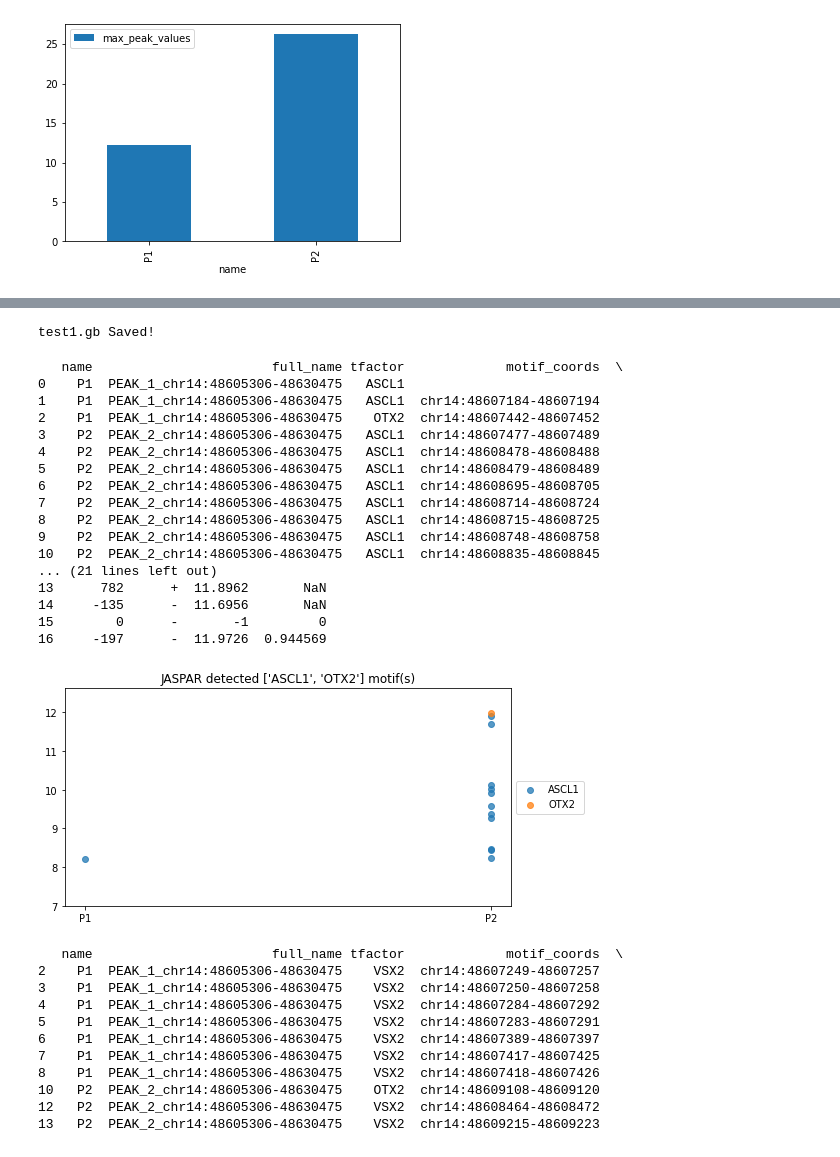
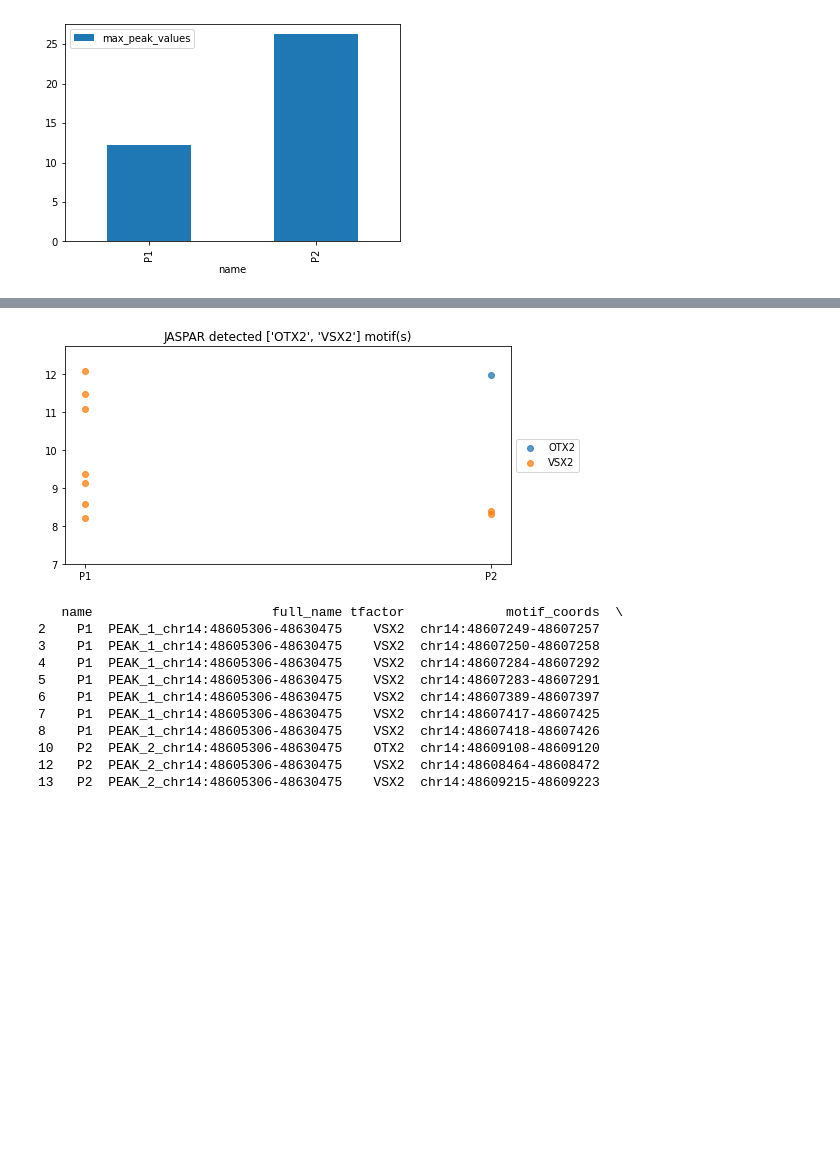
Before and after one commit to MLKaufman/py-enhancer-scanner, a Jupyter notebook: ExampleEnhancerScanNotebook.ipynb, the cells around one changed output, grey strips where cells are left out. Drawn from its saved outputs; the diff is of its cells as text; code cells hidden in the pictures; blank space fills up the shorter version.

```diff
--- a/ExampleEnhancerScanNotebook.ipynb
+++ b/ExampleEnhancerScanNotebook.ipynb
@@ -71,28 +67,7 @@ scanner.plot_detected_mean_peak_values()
-# %%
-scanner.save_genbank('test1')
-# %% [output]
-test1.gb Saved!
 # %%
-scanner.motif_scanner('ASCL1+OTX2')
+scanner.motif_scanner('OTX2+VSX2')
 # %% [output]
-   name                       full_name tfactor             motif_coords  \
-0    P1  PEAK_1_chr14:48605306-48630475   ASCL1
-1    P1  PEAK_1_chr14:48605306-48630475   ASCL1  chr14:48607184-48607194
-2    P1  PEAK_1_chr14:48605306-48630475    OTX2  chr14:48607442-48607452
-3    P2  PEAK_2_chr14:48605306-48630475   ASCL1  chr14:48607477-48607489
-4    P2  PEAK_2_chr14:48605306-48630475   ASCL1  chr14:48608478-48608488
-5    P2  PEAK_2_chr14:48605306-48630475   ASCL1  chr14:48608479-48608489
-6    P2  PEAK_2_chr14:48605306-48630475   ASCL1  chr14:48608695-48608705
-7    P2  PEAK_2_chr14:48605306-48630475   ASCL1  chr14:48608714-48608724
-8    P2  PEAK_2_chr14:48605306-48630475   ASCL1  chr14:48608715-48608725
-9    P2  PEAK_2_chr14:48605306-48630475   ASCL1  chr14:48608748-48608758
-10   P2  PEAK_2_chr14:48605306-48630475   ASCL1  chr14:48608835-48608845
-... (21 lines left out)
-13      782      +  11.8962       NaN
-14     -135      -  11.6956       NaN
-15        0      -       -1         0
-16     -197      -  11.9726  0.944569
-[figure, old version]
+[figure, new version]
 # %%
 scanner.motif_scanner('OTX2+VSX2', plot=False)
 # %% [output]
```
Also changed, not shown: parts of 5 cells of this notebook.
